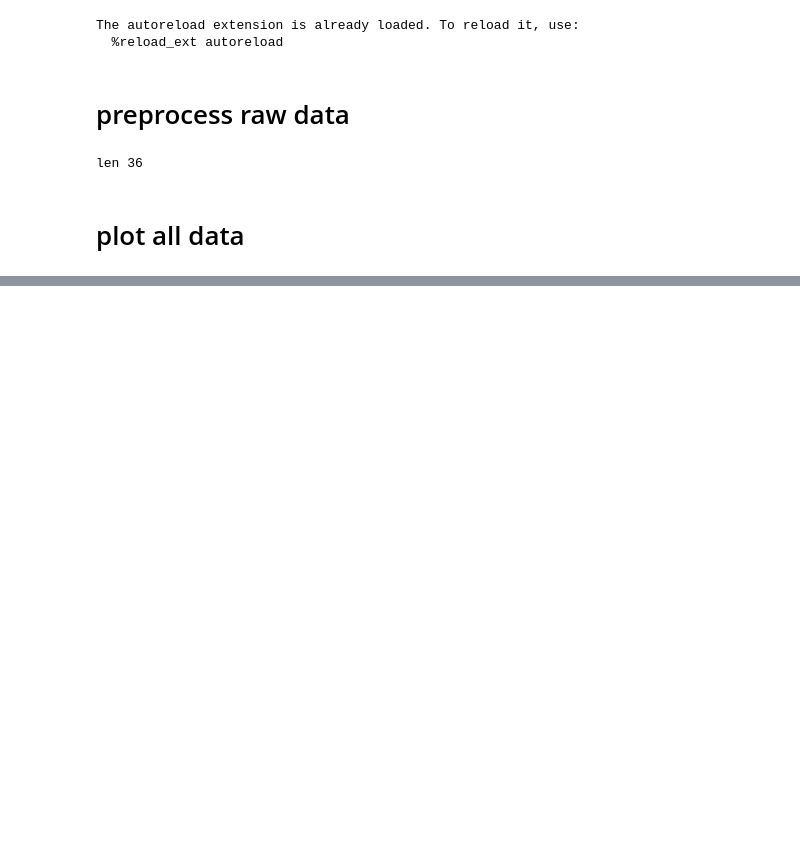
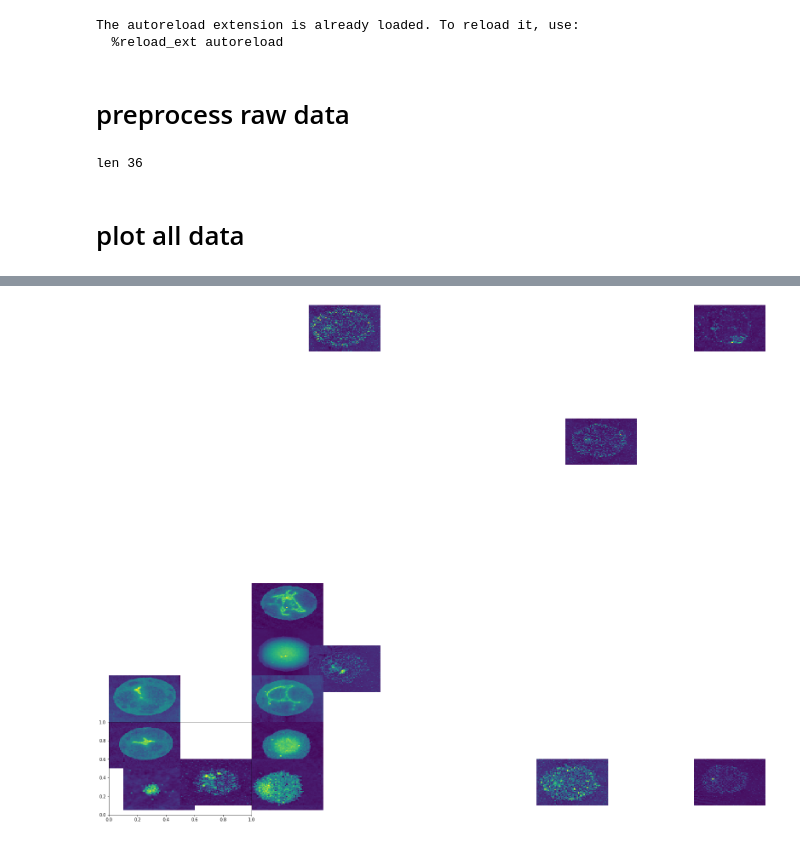
Before and after one commit to ABnano/nano-descriptions, a Jupyter notebook: star_preprocess.ipynb, the cells around one changed output, grey strips where cells are left out. Cells and saved outputs as stored; diff of their text form; code cells hidden in the pictures; blank space fills up the shorter version.

```diff
--- a/star_preprocess.ipynb
+++ b/star_preprocess.ipynb
@@ -96,0 +109,27 @@ plt.show()
+# %%
+from matplotlib.image import BboxImage
+from matplotlib.transforms import Bbox, TransformedBbox
+
+def plot_image(xData, yData, ims):
+    fig = plt.figure()
+    ax = fig.add_subplot(111)
+
+    for idx, (x, y) in enumerate(zip(xData, yData)):
+        small_im_dim = 0.5
+        bb = Bbox.from_bounds(x, y, small_im_dim, small_im_dim)
+        bb2 = TransformedBbox(bb, ax.transData)
+        bbox_image = BboxImage(bb2, norm = None,
+                              origin=None, clip_on=False)
+
+        bbox_image.set_data(ims[idx])
+        bbox_image.set_alpha(1.0)
+        ax.add_artist(bbox_image)
+
+# Plot the filters
+#plotImage(X_train_embedded[:,0], X_train_embedded[:,1], X.reshape(1024, 28, 28))
+data = np.array([np.array(x) for x in dset.ims.values])
+data_downsampled = skimage.transform.resize(data, (36, 64, 64))
+plot_image(dset.pressure / 100, dset.time, data_downsampled)
+plt.show()
+# %% [output]
+[figure, added]
```
Also changed, not shown: parts of 7 cells of this notebook, 2 other files.
